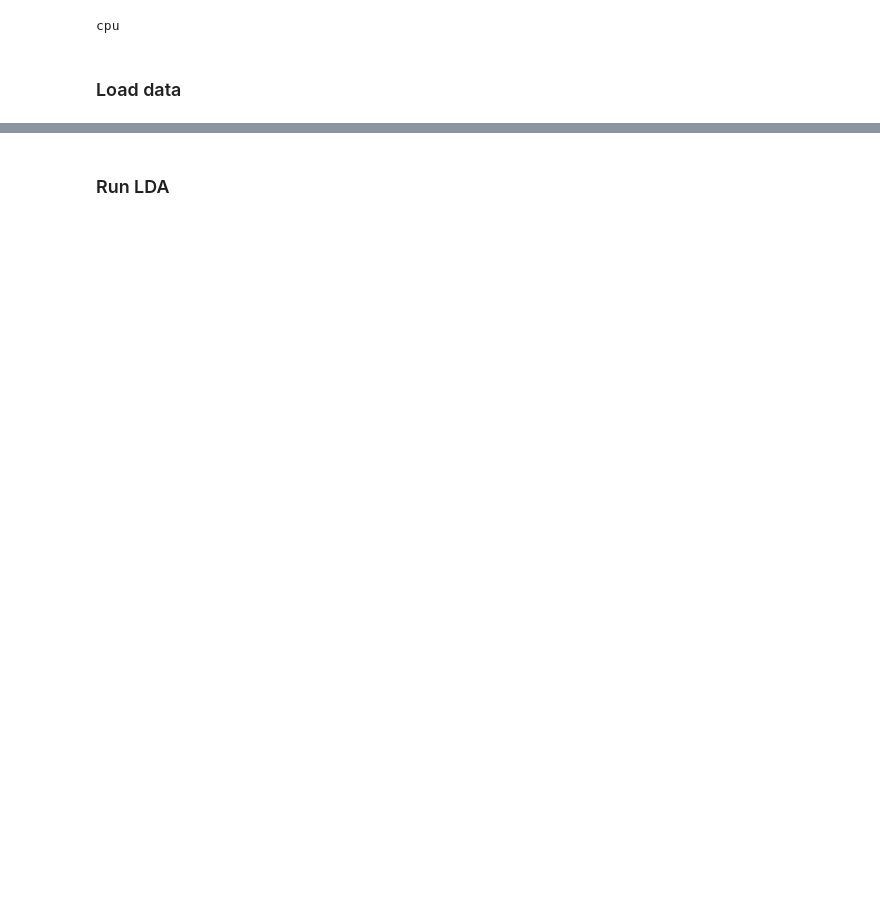
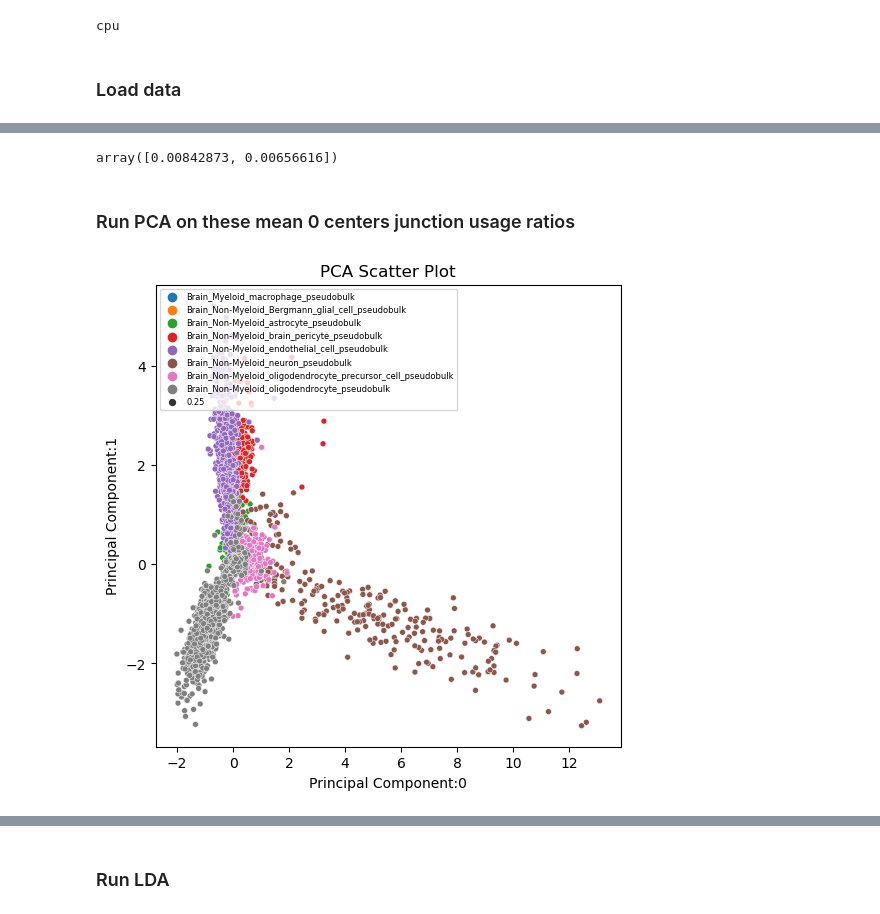
Before and after one commit to daklab/LeafletSC, a Jupyter notebook: src/beta-binomial-lda/run_LDA_SSmouse.ipynb, the cells around one changed output, grey strips where cells are left out. Drawn from its saved outputs; the diff is of its cells as text; code cells hidden in the pictures; blank space fills up the shorter version.

```diff
--- a/src/beta-binomial-lda/run_LDA_SSmouse.ipynb
+++ b/src/beta-binomial-lda/run_LDA_SSmouse.ipynb
@@ -68,0 +79,8 @@ print(coo_cluster_sparse.toarray()[1887, 15842]) # sanity check of data
+# %%
+# set up data for nuc norm PCA
+Y_data, w = splicing_PCA_utils.make_Y(
+    junc_counts, cluster_counts, float_type)
+# %%
+# turn Y_data into COO matrix
+Y_data_coo = sp.coo_matrix((Y_data, indices))
+Y_data_coo
@@ -68,0 +90,16 @@ print(coo_cluster_sparse.toarray()[1887, 15842]) # sanity check of data
+# %%
+# run PCA on Y_data_coo where 3462 cells and 63257 junctions
+# reduce dimensionality of junctions with PCA while keeping the cells
+# (i.e. we want to keep the cell clusters, but reduce the number of junctions)
+from sklearn.decomposition import PCA
+from scipy.sparse import coo_matrix
+
+# Assuming your sparse matrix is called 'sparse_matrix'
+dense_matrix = Y_data_coo.toarray()
+
+# Apply PCA
+pca = PCA(n_components=2)  # Set the desired number of components
+pca_result = pca.fit_transform(dense_matrix)
+
+# Access the explained variance ratio
+explained_variance_ratio = pca.explained_variance_ratio_
@@ -68,0 +123,10 @@ print(coo_cluster_sparse.toarray()[1887, 15842]) # sanity check of data
+# %%
+explained_variance_ratio
+# %% [output]
+array([0.00842873, 0.00656616])
+# %% [markdown]
+### Run PCA on these mean 0 centers junction usage ratios
+# %%
+cell_types = cell_ids_conversion.cell_type
+pca = PCA(n_components=20)  # Set the number of components to 2 for visualization
+pca_result = pca.fit_transform(dense_matrix)
@@ -68,0 +142,4 @@ print(coo_cluster_sparse.toarray()[1887, 15842]) # sanity check of data
+# %%
+plot_pcas(pca_result, cell_types, 0, 1)
+# %% [output]
+[figure, added]
```
Also changed, not shown: parts of 23 cells of this notebook, 4 other files.
